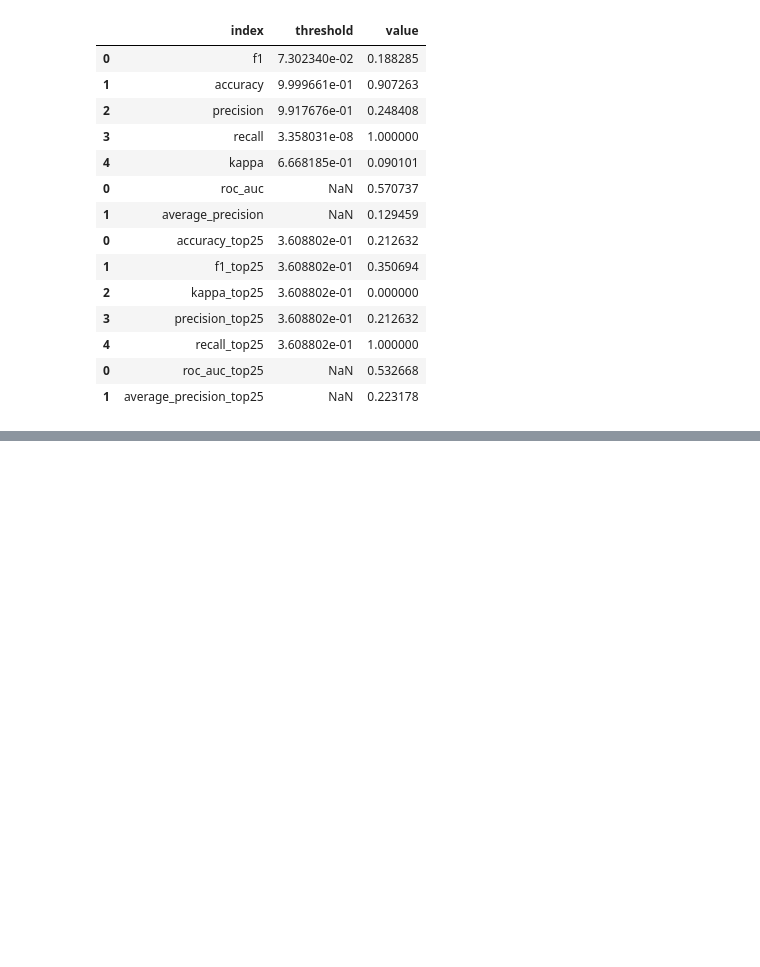
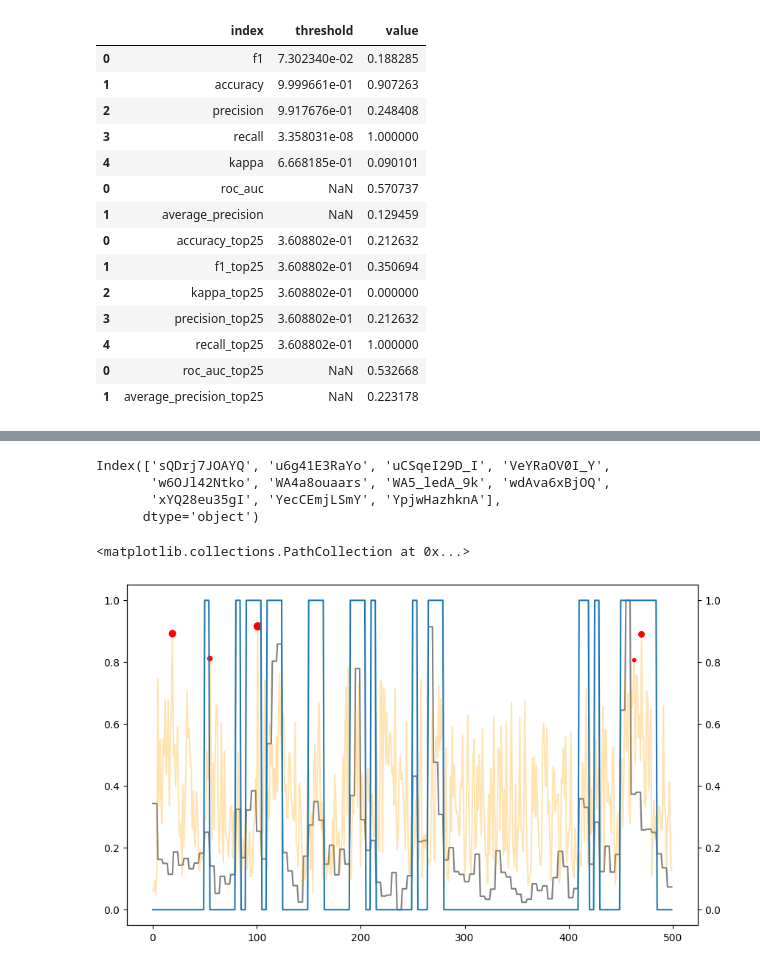
Before and after one commit to auto-shorts/youtube-downloader, a Jupyter notebook: notebooks/preds_labels.ipynb, the cells around one changed output, grey strips where cells are left out. Saved outputs shown, nothing was run; the diff lists cells and outputs as text; code cells hidden in the pictures; blank space fills up the shorter version.

Commit message:
video metrics

```diff
--- a/notebooks/preds_labels.ipynb
+++ b/notebooks/preds_labels.ipynb
@@ -259,0 +257,10 @@ all_metrics.to_csv("../data/metrics_sport_vids.csv", index=False)
+# %%
+boto3.resource("s3").Bucket("auto-shorts").download_file("data/preds_labels_comedy_30_perc.json", "preds_labels_comedy_30_perc.json")
+df = pd.read_json("preds_labels_comedy_30_perc.json")
+# %%
+df.columns
+# %% [output]
+Index(['sQDrj7JOAYQ', 'u6g41E3RaYo', 'uCSqeI29D_I', 'VeYRaOV0I_Y',
+       'w6OJl42Ntko', 'WA4a8ouaars', 'WA5_ledA_9k', 'wdAva6xBjOQ',
+       'xYQ28eu35gI', 'YecCEmjLSmY', 'YpjwHazhknA'],
+      dtype='object')
@@ -259,0 +271,28 @@ all_metrics.to_csv("../data/metrics_sport_vids.csv", index=False)
+# %%
+vid_id = 'xYQ28eu35gI'
+# %%
+import json
+vid_path = pd.read_sql('select s3_path from videos where id = %s', con=postgres_engine, params=(vid_id,)).iloc[0,0]
+boto3.resource("s3").Bucket("auto-shorts").download_file(f"{vid_path}/video_data.json", "video_data.json")
+with open("video_data.json") as f:
+    moments = pd.DataFrame(
+                    json.load(f)["most_watched_moments"]
+                )
+watched_score = pd.concat([moments, moments.assign(time_start_ms=moments['time_start_ms']+1), moments.assign(time_start_ms=moments['time_start_ms']+2), moments.assign(time_start_ms=moments['time_start_ms']+3), moments.assign(time_start_ms=moments['time_start_ms']+4)]).sort_values('time_start_ms').reset_index()['intensity_score']
+# %%
+import heapq
+preds_vid = heapq.nlargest(5, df[vid_id].loc["preds"])
+indices_vid = [df[vid_id].loc["preds"].index(p) for p in preds_vid]
+# %%
+import matplotlib.pyplot as plt
+fig, ax1 = plt.subplots(figsize=(10, 6))
+# plot preds on one axis and labels on second one
+ax1.plot(watched_score, color='grey')
+# plot preds on one axis and labels on second one
+ax1.plot(df[vid_id]['preds'], color='orange', alpha=0.3)
+ax2 = ax1.twinx()
+ax2.plot(df[vid_id]['labels'])
+ax2.scatter(indices_vid, preds_vid, color='red', s=[50-i*10 for i in range(5)])
+# %% [output]
+<matplotlib.collections.PathCollection at 0x...>
+[figure, added]
```
Also changed, not shown: parts of 14 cells of this notebook.
